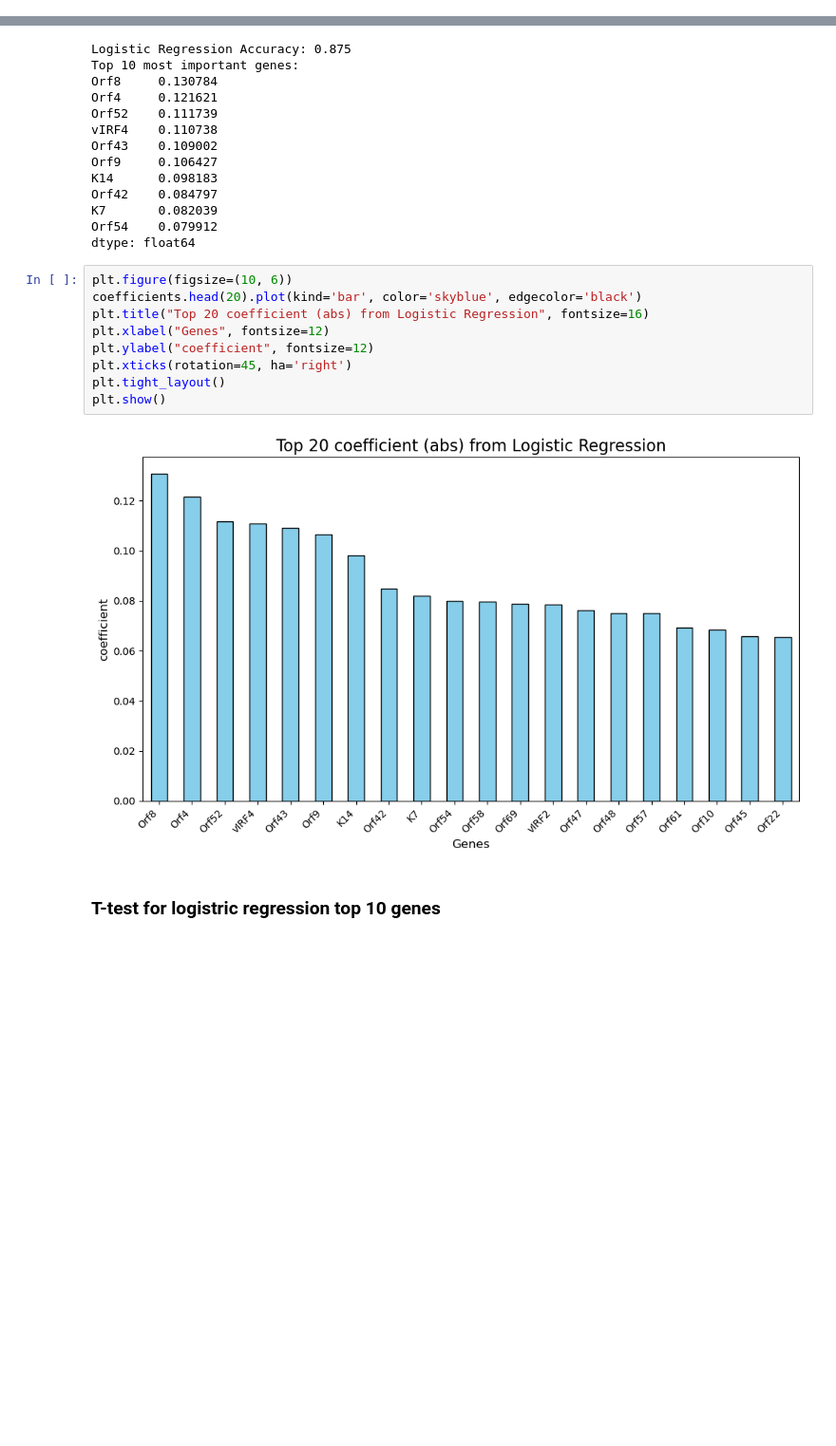
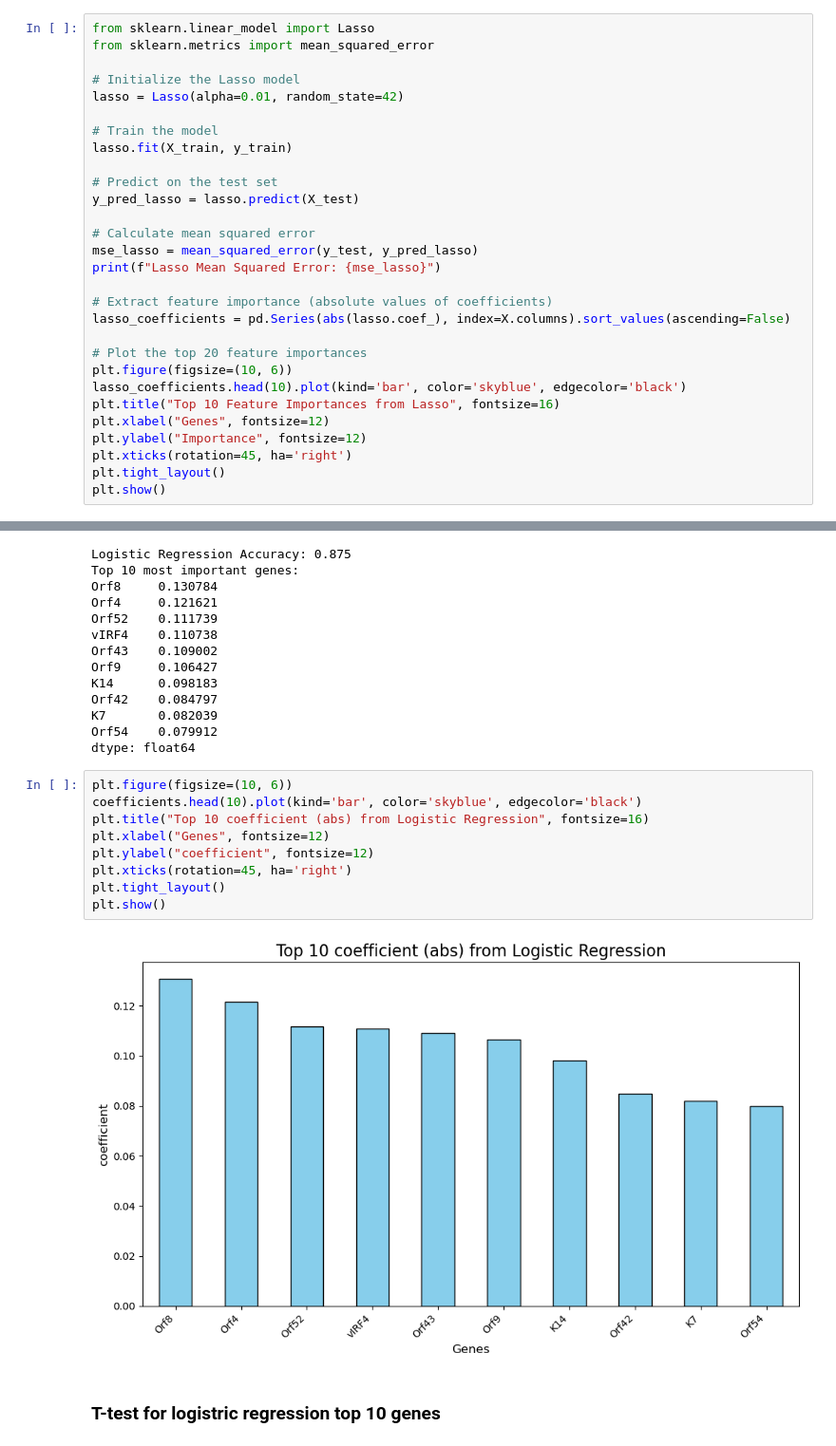
Before and after one commit to alecplotkin/DATA-481-Team-Virology, a Jupyter notebook: Nicolas_Zhang/try2/data_20250318.ipynb, the cells around one changed output, grey strips where cells are left out. Shown at 95% size. Saved outputs shown, nothing was run; the diff lists cells and outputs as text; blank space fills up the shorter version.

```diff
--- a/Nicolas_Zhang/try2/data_20250318.ipynb
+++ b/Nicolas_Zhang/try2/data_20250318.ipynb
@@ -317,0 +320,29 @@ perform_t_tests(importances.head(10).index, average_expression_t_cluster)
+# %%
+from sklearn.linear_model import Lasso
+from sklearn.metrics import mean_squared_error
+
+# Initialize the Lasso model
+lasso = Lasso(alpha=0.01, random_state=42)
+
+# Train the model
+lasso.fit(X_train, y_train)
+
+# Predict on the test set
+y_pred_lasso = lasso.predict(X_test)
+
+# Calculate mean squared error
+mse_lasso = mean_squared_error(y_test, y_pred_lasso)
+print(f"Lasso Mean Squared Error: {mse_lasso}")
+
+# Extract feature importance (absolute values of coefficients)
+lasso_coefficients = pd.Series(abs(lasso.coef_), index=X.columns).sort_values(ascending=False)
+
+# Plot the top 20 feature importances
+plt.figure(figsize=(10, 6))
+lasso_coefficients.head(10).plot(kind='bar', color='skyblue', edgecolor='black')
+plt.title("Top 10 Feature Importances from Lasso", fontsize=16)
+plt.xlabel("Genes", fontsize=12)
+plt.ylabel("Importance", fontsize=12)
+plt.xticks(rotation=45, ha='right')
+plt.tight_layout()
+plt.show()
@@ -352,15 +386,15 @@ Orf54    0.079912
 dtype: float64
 # %%
 plt.figure(figsize=(10, 6))
-coefficients.head(20).plot(kind='bar', color='skyblue', edgecolor='black')
-plt.title("Top 20 coefficient (abs) from Logistic Regression", fontsize=16)
+coefficients.head(10).plot(kind='bar', color='skyblue', edgecolor='black')
+plt.title("Top 10 coefficient (abs) from Logistic Regression", fontsize=16)
 plt.xlabel("Genes", fontsize=12)
 plt.ylabel("coefficient", fontsize=12)
 plt.xticks(rotation=45, ha='right')
 plt.tight_layout()
 plt.show()
 # %% [output]
-[figure, old version]
+[figure, new version]
 # %% [markdown]
 ### T-test for logistric regression top 10 genes
 # %%
```
Also changed, not shown: parts of 5 cells of this notebook.
